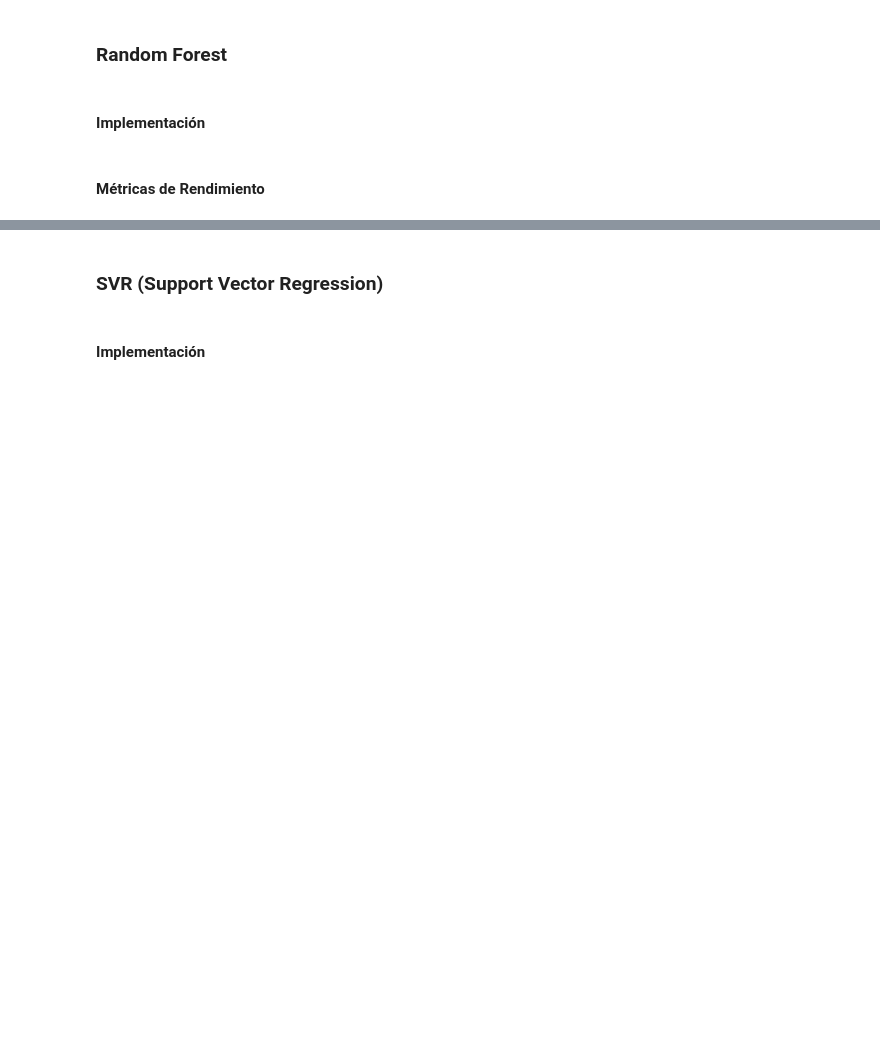
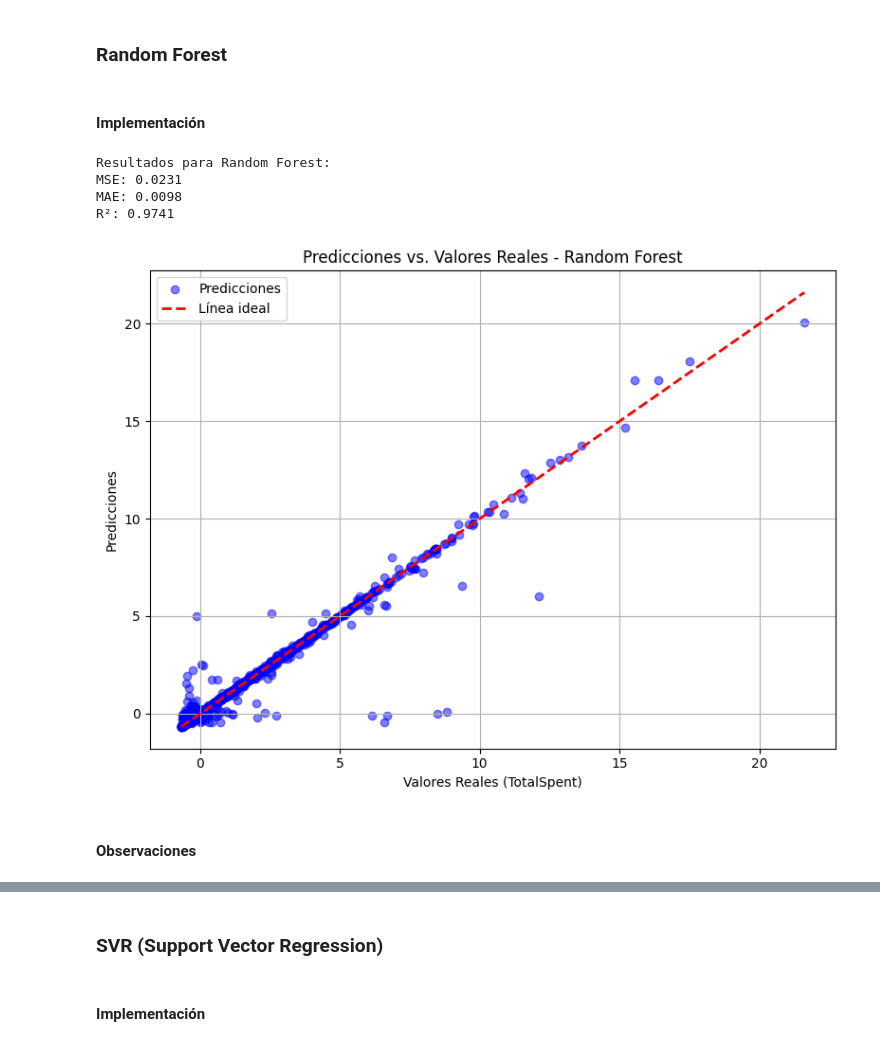
Before and after one commit to paulabaal12/PROY3-DM, a Jupyter notebook: Entrega 2/main.ipynb, the cells around one changed output, grey strips where cells are left out. Drawn from its saved outputs; the diff is of its cells as text; code cells hidden in the pictures; blank space fills up the shorter version.

Commit message:
last models and conclusions

```diff
--- a/Entrega 2/main.ipynb
+++ b/Entrega 2/main.ipynb
@@ -762,11 +897,53 @@ R² en prueba con la mejor profundidad: 0.9734
 
 Entrenando modelo final con la mejor profundidad...
 R² del modelo optimizado: 0.9734
+# %%
+# Importar librerías necesarias
+from sklearn.ensemble import RandomForestRegressor
+from sklearn.svm import SVR
+from sklearn.metrics import mean_squared_error, mean_absolute_error, r2_score
+import numpy as np
+
+
+def print_metrics(y_true, y_pred, model_name):
+    mse = mean_squared_error(y_true, y_pred)
+    mae = mean_absolute_error(y_true, y_pred)
+    r2 = r2_score(y_true, y_pred)
+    print(f"Resultados para {model_name}:")
+    print(f"MSE: {mse:.4f}")
+    print(f"MAE: {mae:.4f}")
+    print(f"R²: {r2:.4f}")
+    print()
+
+def plot_predictions(y_true, y_pred, model_name):
+    plt.figure(figsize=(8, 6))
+    plt.scatter(y_true, y_pred, color='blue', alpha=0.5, label='Predicciones')
+    plt.plot([y_true.min(), y_true.max()], [y_true.min(), y_true.max()], 'r--', lw=2, label='Línea ideal')
+    plt.xlabel('Valores Reales (TotalSpent)')
+    plt.ylabel('Predicciones')
+    plt.title(f'Predicciones vs. Valores Reales - {model_name}')
+    plt.legend()
+    plt.grid(True)
+    plt.tight_layout()
+    plt.show()
 # %% [markdown]
 ### Random Forest
 # %% [markdown]
 #### Implementación
 # %%
-#ode here
+rf_model = RandomForestRegressor(n_estimators=100, random_state=16)
+
+rf_model.fit(X_train, y_train)
+
+rf_pred = rf_model.predict(X_test)
+
+print_metrics(y_test, rf_pred, "Random Forest")
+
+
+plot_predictions(y_test, rf_pred, "Random Forest")
+# %% [output]
+Resultados para Random Forest:
+MSE: 0.0231
+MAE: 0.0098
+R²: 0.9741
+[figure, added]
-# %% [markdown]
-#### Métricas de Rendimiento
@@ -774,0 +950,2 @@ R² del modelo optimizado: 0.9734
+# %% [markdown]
+#### **Observaciones**
```
Also changed, not shown: parts of 15 cells of this notebook.
